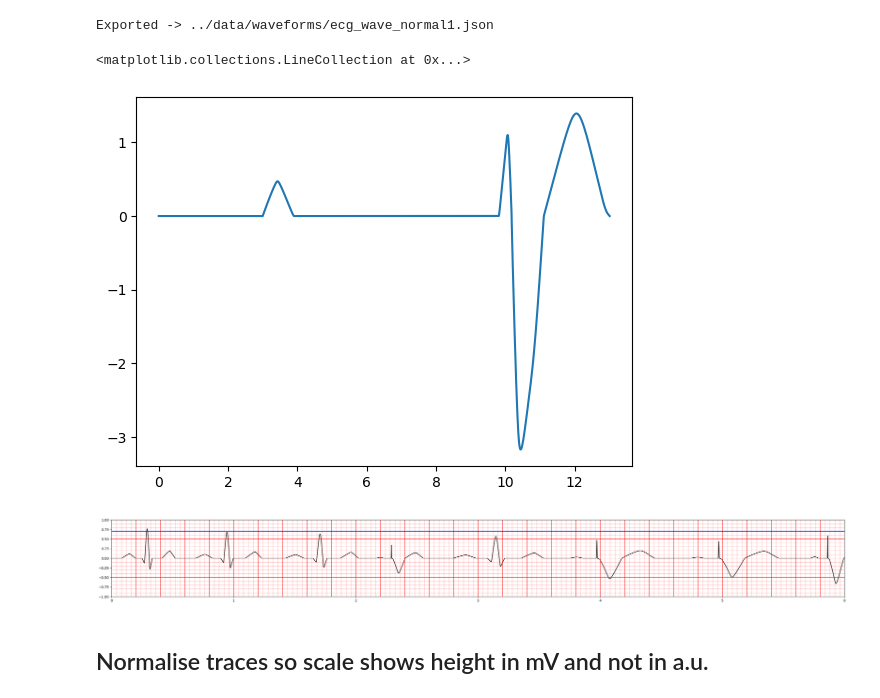
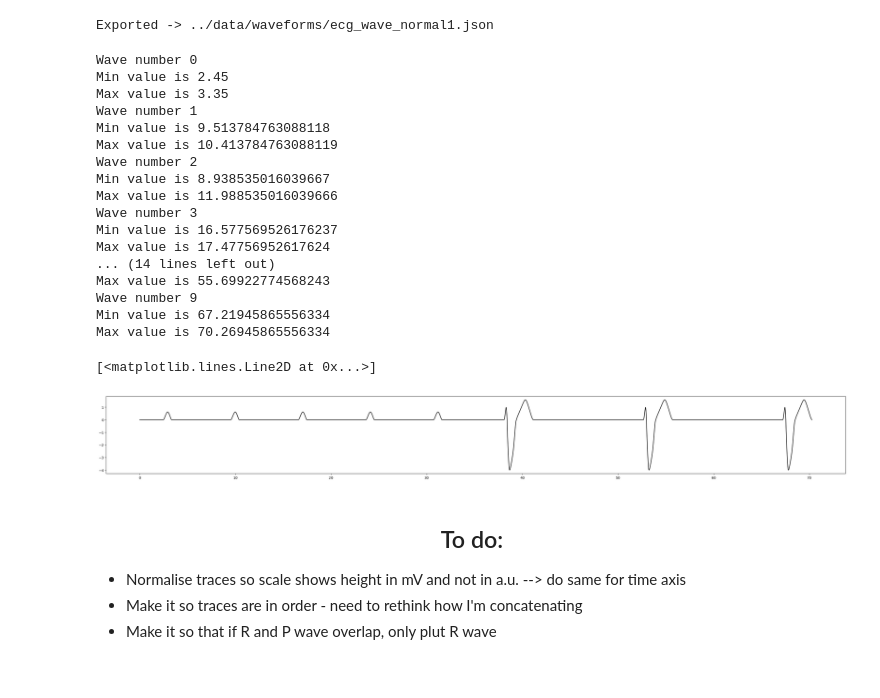
Before and after one commit to joonhaim/edupace, a Jupyter notebook: simulator-interface/ecg/ECG simulation - more organised version.ipynb, the cells around one changed output. Drawn from its saved outputs; the diff is of its cells as text; code cells hidden in the pictures.

```diff
--- a/simulator-interface/ecg/ECG simulation - more organised version.ipynb
+++ b/simulator-interface/ecg/ECG simulation - more organised version.ipynb
@@ -402,10 +402,26 @@ def complete_AV_block():
     RR_interval = 5+2*np.random.random() #Constant RR interval - random each time
 
     start = [[1,0,0],[1,3,0]]
+    start = np.array(start)
     points_P = [[1,3.4,0],[1.5,3.6,0.03],[1,3.8,0.12],[1,4,0.3],[1.5,5,0.9],[3,6,1.3],[1,7,0.8],[1,7.3,0.5],[1,7.6,0.16],[1.5,7.8,0.04],[1,8,0]]
+    points_P = np.array(points_P)
     points_R_first = [[5,3,0],[1,3.1,0.1],[2,3.2,1],[10,3.26,1.3],[2,3.33,0.8],[5,3.37,0]]
+    points_R_first = np.array(points_R_first)
     points_R_second = [[5,3.37,0],[2,3.4,-1.6],[10,3.6,-3.8],[1,3.7,-3.2],[2,3.8,-2.6],[4,3.87,-2.3],[2,4,-2.3],[1,4.1,-1.85],[1,4.13,-1.2],[1,4.2,-0.5],[5,4.3,0]]
+    points_R_second = np.array(points_R_second)
     points_R_third = [[5,4.3,0],[1,4.4,0.2],[1,4.6,0.5],[1,4.8,0.85],[2,5,1.3],[5,5.27,1.8],[2,5.6,1.17],[1,5.8,0.45],[5,6,0.1],[5,6.2,0]]    #Need to calculate points for PR interval within each iteration
+    points_R_third = np.array(points_R_third)
     #Need to shift each P and R wave within the for loop
 
     for i in range(10):
+        PR_interval = np.random.random()*4+1 #Random PR interval between 1 and 5
+        if i == 0:
+            startx, starty = b_polynomial(t, start)
+            Px, Py = b_polynomial(t, points_P)
+            points_R_first_shifted = points_R_first[:,1] + PR_interval
+            R_firstx, R_firsty = b_polynomial(t, points_R_first)
+            R_secondx, R_secondy = b_polynomial(t, points_R_second)
+            R_thirdx, R_thirdy = b_polynomial(t, points_R_third)
+
+            x = np.concatenate((startx, Px, R_firstx, R_secondx, R_thirdx),axis=0)
+            y = np.concatenate((starty, Py, R_firsty, R_secondy, R_thirdy),axis=0)
@@ -412,36 +557,35 @@ def complete_AV_block():
 # %%
 t = np.linspace(0,1,101)
-x,y = third_deg_heart_block(iterations=10)
-plt.plot(x,y)
+iterations = 5
+x,y = complete_AV_block(iterations)
 
 
-fig, ax = plt.subplots(figsize=(38, 4))
-ax.plot(x_ecg, y_ecg, color='black')
-ax.set_xlim(0, 6)
-ax.set_ylim(-1, 1)
-
-# compute line positions
-big_lines_v = np.arange(0, 6, 0.2)
-small_lines_v = np.arange(0, 6, 0.04)
-big_lines_h = np.arange(-1.5, 1.5, 1)
-small_lines_h = np.arange(-1.5, 1.5, 0.1)
-
-ymin, ymax = ax.get_ylim()
-xmin, xmax = ax.get_xlim()
-
-# draw vertical lines (from ymin to ymax) in a single call each
-ax.vlines(big_lines_v, ymin, ymax, colors='red', alpha=0.7, linewidth=1.5)
-ax.vlines(small_lines_v, ymin, ymax, colors='red', alpha=0.3, linewidth=1)
-
-# draw horizontal lines (from xmin to xmax)
-ax.hlines(big_lines_h, xmin, xmax, colors='red', alpha=0.7, linewidth=1.5)
-ax.hlines(small_lines_h, xmin, xmax, colors='red', alpha=0.3, linewidth=1)
-
-#Line to indicate sensitivity setting
-ax.hlines(sensitivity, xmin, xmax, colors='blue', alpha=1, linewidth=1.5)
+fig2, ax2 = plt.subplots(figsize=(38, 4))
+ax2.plot(x,y, color='black')
+#ax2.set_xlim(0, 6)
+#ax2.set_ylim(-1, 1)
 # %% [output]
-<matplotlib.collections.LineCollection at 0x...>
+Wave number 0
+Min value is 2.45
+Max value is 3.35
+Wave number 1
+Min value is 9.513784763088118
+Max value is 10.413784763088119
+Wave number 2
+Min value is 8.938535016039667
+Max value is 11.988535016039666
+Wave number 3
+Min value is 16.577569526176237
+Max value is 17.47756952617624
+... (14 lines left out)
+Max value is 55.69922774568243
+Wave number 9
+Min value is 67.21945865556334
+Max value is 70.26945865556334
+[<matplotlib.lines.Line2D at 0x...>]
-[figure, old version]
+[figure, new version]
-[figure, removed]
 # %% [markdown]
-## Normalise traces so scale shows height in mV and not in a.u. ##
+##  <center> To do: <center> ##
+* Normalise traces so scale shows height in mV and not in a.u. --> do same for time axis
+* Make it so traces are in order - need to rethink how I'm concatenating
+* Make it so that if R and P wave overlap, only plut R wave
```
Also changed, not shown: parts of 1 cell of this notebook.
